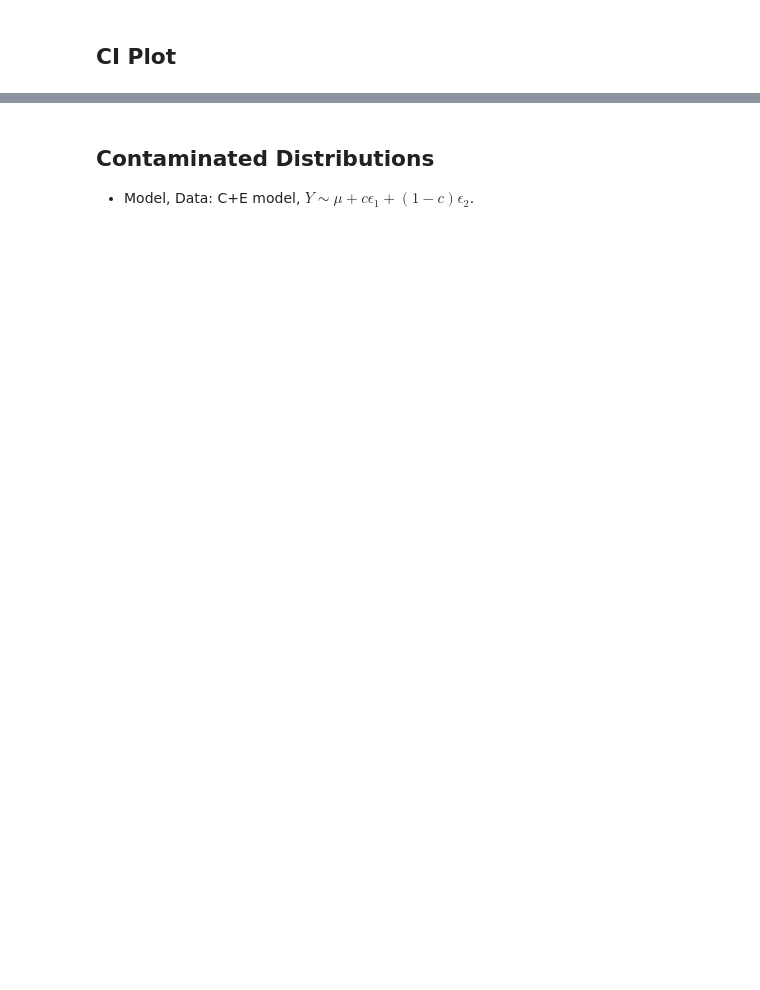
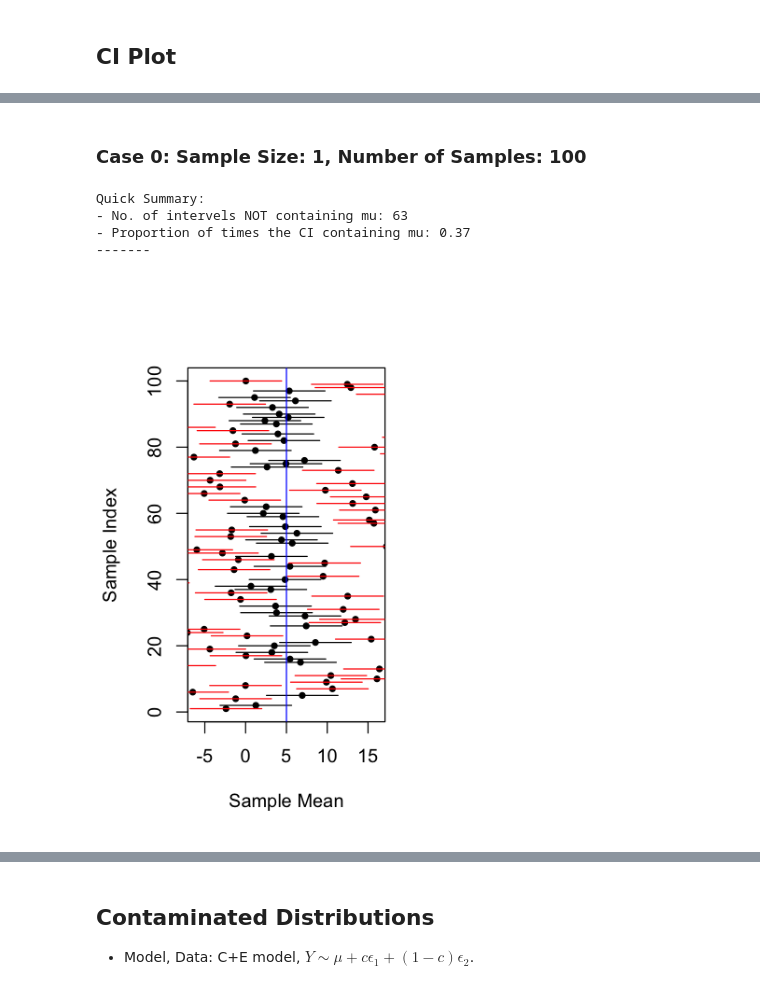
Before and after one commit to trankhanhtk/Statistics-with-R, a Jupyter notebook: Robustness_of_Classical_Confidence_Intervals.ipynb, the cells around one changed output, grey strips where cells are left out. Drawn from its saved outputs; the diff is of its cells as text; code cells hidden in the pictures; blank space fills up the shorter version.

```diff
--- a/Robustness_of_Classical_Confidence_Intervals.ipynb
+++ b/Robustness_of_Classical_Confidence_Intervals.ipynb
@@ -87,0 +98,13 @@ no. of intervels do not contain mu 7
+# %% [markdown]
+### Case 0: Sample Size: 1, Number of Samples: 100
+# %%
+n = 1
+n_samples = 100
+output = construct_cis(n_samples, n)
+plot_intervals(output)
+# %% [output]
+Quick Summary:
+- No. of intervels NOT containing mu: 63
+- Proportion of times the CI containing mu: 0.37
+-------
+[figure, added]
```
Also changed, not shown: parts of 53 cells of this notebook.
